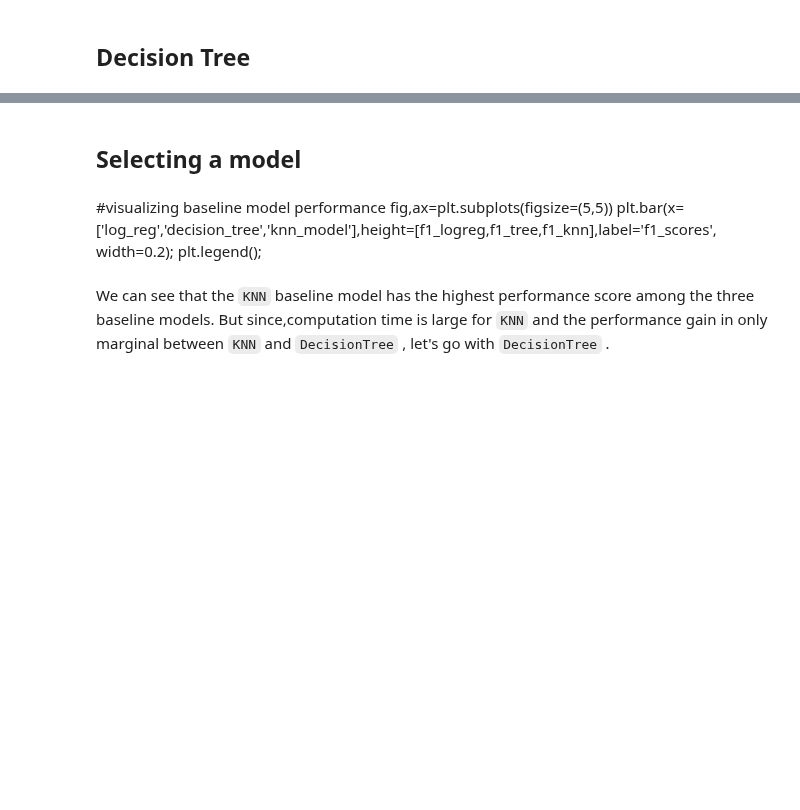
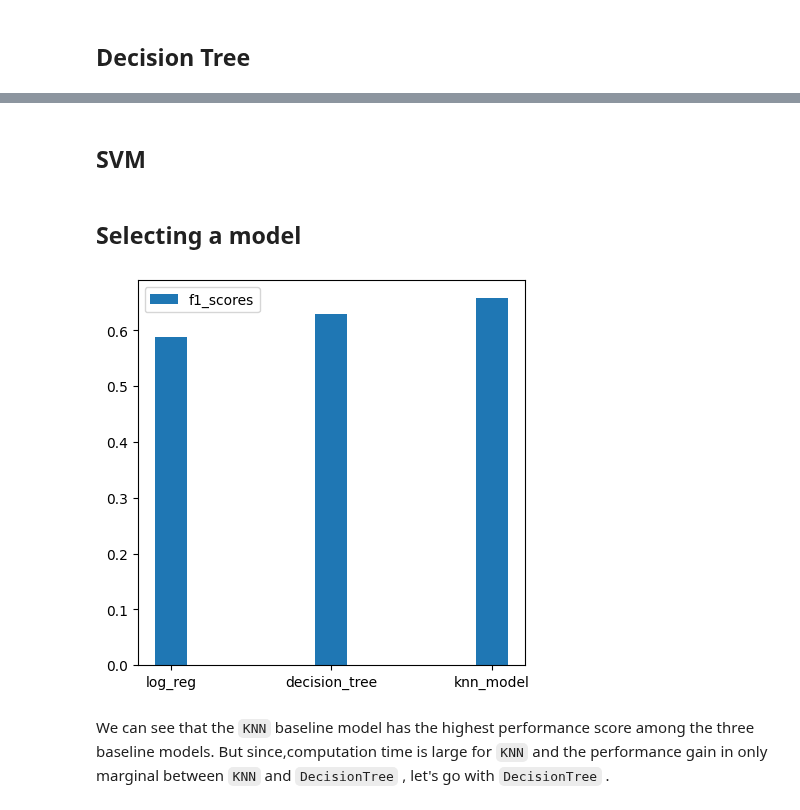
Before and after one commit to rahulakrish/water_pump_classifier, a Jupyter notebook: notebook.ipynb, the cells around one changed output, grey strips where cells are left out. Saved outputs shown, nothing was run; the diff lists cells and outputs as text; code cells hidden in the pictures; blank space fills up the shorter version.

```diff
--- a/notebook.ipynb
+++ b/notebook.ipynb
@@ -595,7 +582,7 @@ y_hat_test = logreg.predict(X_test)
 
 #evaluate model
 names = ['functional','functional needs repair','non functional']
-f1_test_logreg = round(f1_score(y_test,y_hat_test,average='macro'),3)
+f1_logreg = round(f1_score(y_test,y_hat_test,average='macro'),3)
 
 print('TEST SCORE')
 print(classification_report(y_test,y_hat_test,target_names=names))
@@ -662,0 +638,14 @@ print(classification_report(y_test,y_hat_test,target_names=names))
+# %%
+#instantiate
+knn_baseline_model = KNeighborsClassifier()
+
+#fit onto the data
+knn_baseline_model.fit(X_train,y_train)
+
+#predict
+y_hat_train = knn_baseline_model.predict(X_train)
+y_hat_test = knn_baseline_model.predict(X_test)
+
+#evaluate model
+f1_knn = round(f1_score(y_test,y_hat_test,average='macro'),3)
+print(classification_report(y_test,y_hat_test,target_names=names))
@@ -663,11 +662,15 @@ print(classification_report(y_test,y_hat_test,target_names=names))
+# %% [markdown]
+## SVM
 # %% [markdown]
 ## Selecting a model
-# %% [markdown]
-#visualizing baseline model performance
-fig,ax=plt.subplots(figsize=(5,5))
-plt.bar(x=['log_reg','decision_tree','knn_model'],height=[f1_logreg,f1_tree,f1_knn],label='f1_scores',
-       width=0.2);
-plt.legend();
+# %%
+#visualizing baseline model performance
+fig,ax=plt.subplots(figsize=(5,5))
+plt.bar(x=['log_reg','decision_tree','knn_model'],height=[f1_logreg,f1_tree,f1_knn],label='f1_scores',
+       width=0.2);
+plt.legend();
+# %% [output]
+[figure, added]
 # %% [markdown]
 We can see that the `KNN` baseline model has the highest performance score among the three baseline models. But since,computation time is large for `KNN` and the performance gain in only marginal between `KNN` and `DecisionTree` , let's go with `DecisionTree` .
 # %% [markdown]
```
Also changed, not shown: parts of 29 cells of this notebook.
